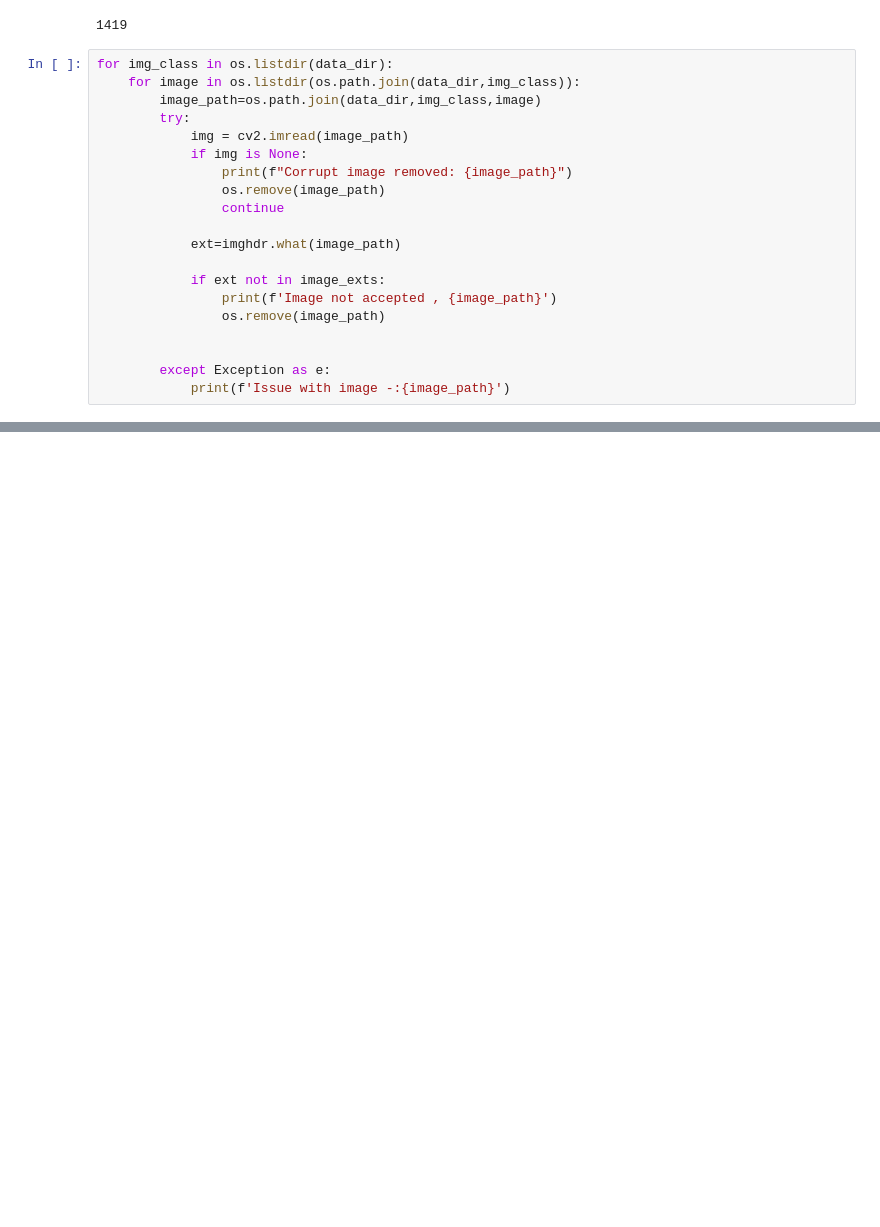
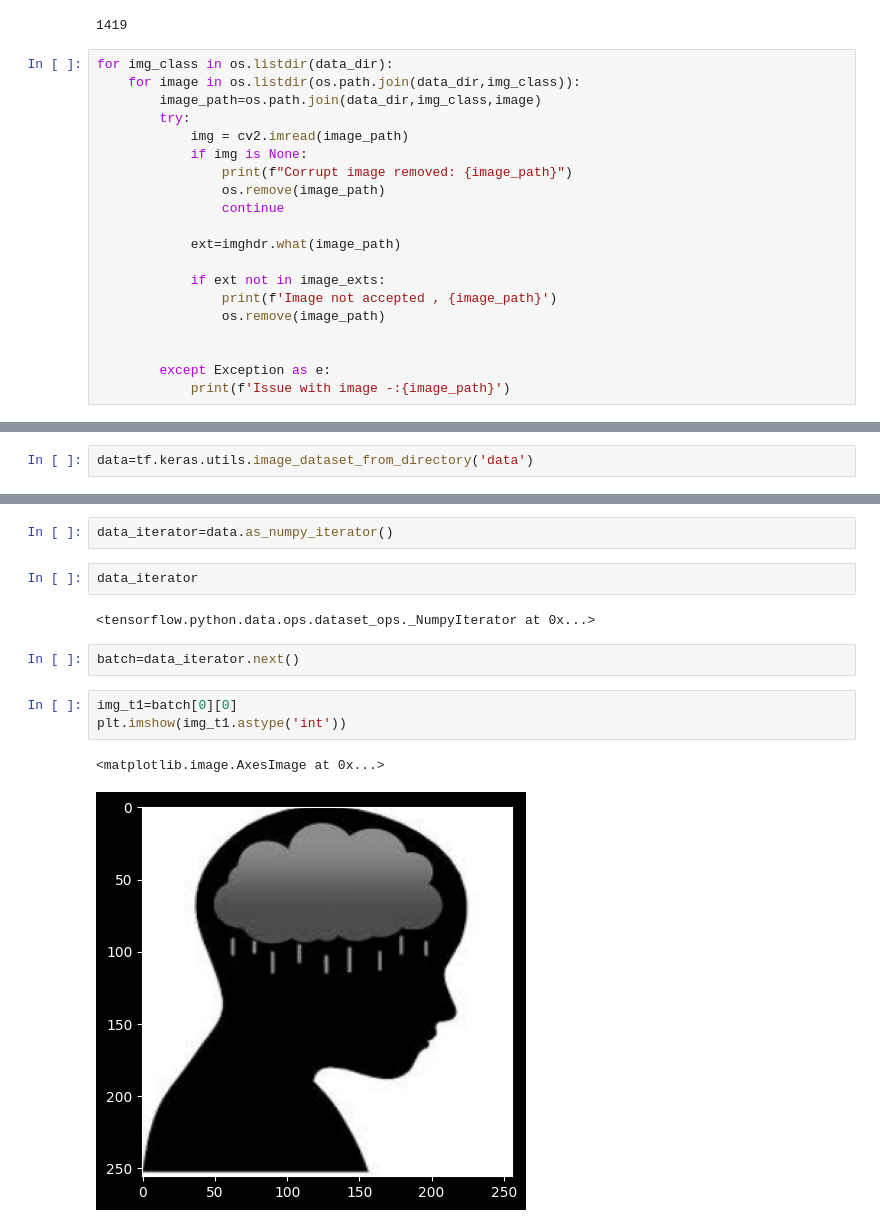
Before and after one commit to Animesh-Samantaray/PYTHON, a Jupyter notebook: DL/ImageClf-1/code.ipynb, the cells around one changed output, grey strips where cells are left out. Saved outputs shown, nothing was run; the diff lists cells and outputs as text; blank space fills up the shorter version.

```diff
--- a/DL/ImageClf-1/code.ipynb
+++ b/DL/ImageClf-1/code.ipynb
@@ -38,0 +75,2 @@ for img_class in os.listdir(data_dir):
+# %%
+data=tf.keras.utils.image_dataset_from_directory('data')
@@ -38,0 +99,14 @@ for img_class in os.listdir(data_dir):
+# %%
+data_iterator=data.as_numpy_iterator()
+# %%
+data_iterator
+# %% [output]
+<tensorflow.python.data.ops.dataset_ops._NumpyIterator at 0x...>
+# %%
+batch=data_iterator.next()
+# %%
+img_t1=batch[0][0]
+plt.imshow(img_t1.astype('int'))
+# %% [output]
+<matplotlib.image.AxesImage at 0x...>
+[figure, added]
```
Also changed, not shown: parts of 20 cells of this notebook.
